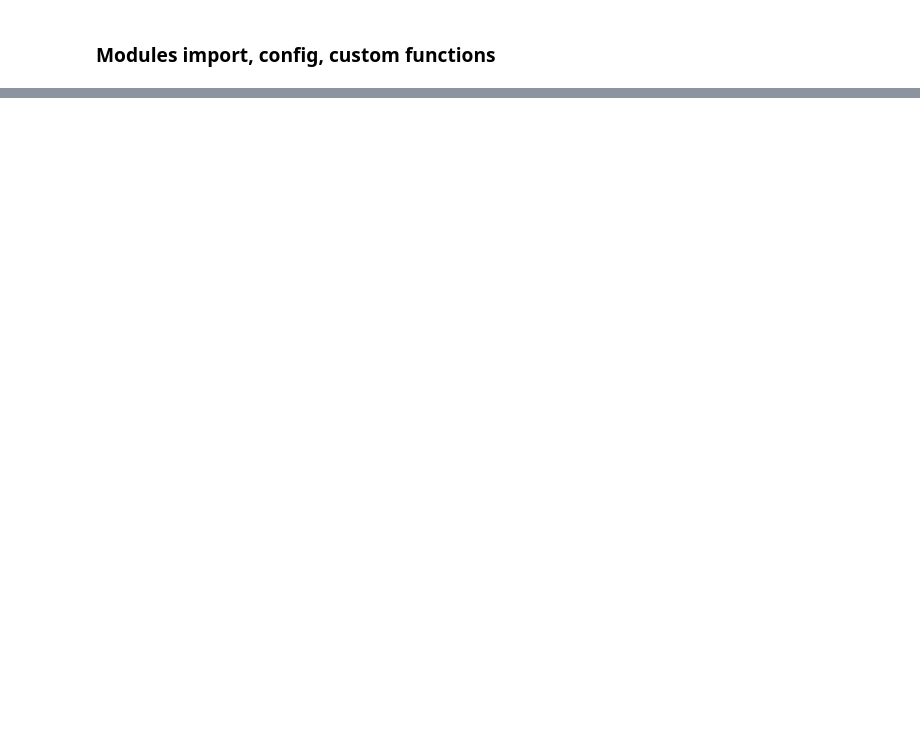
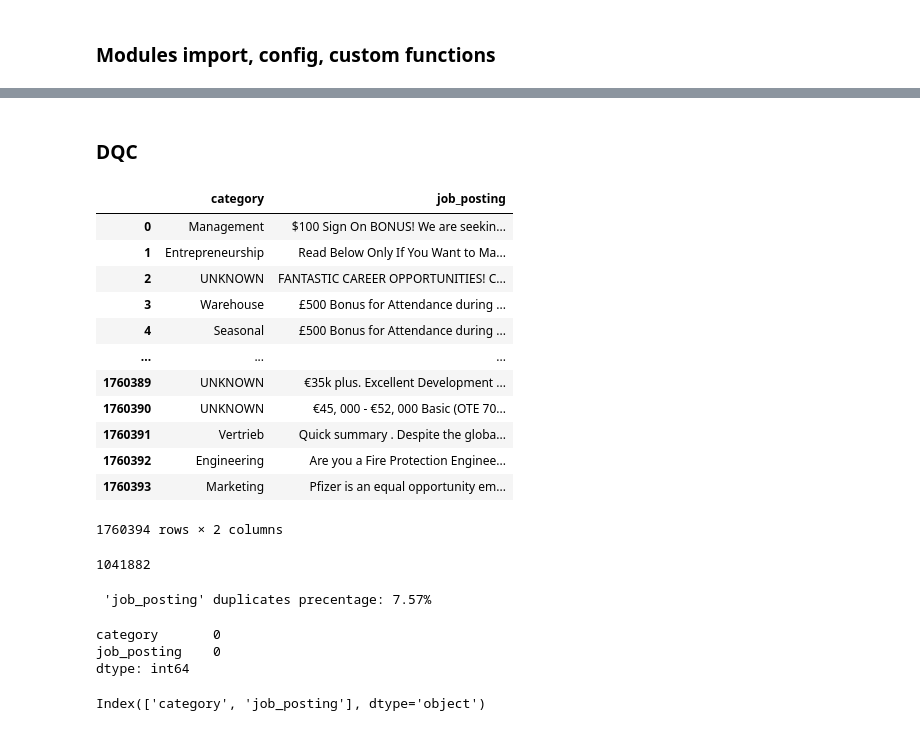
Before and after one commit to MarianSlassi/job_posting, a Jupyter notebook: notebooks/base_n.ipynb, the cells around one changed output, grey strips where cells are left out. Drawn from its saved outputs; the diff is of its cells as text; code cells hidden in the pictures; blank space fills up the shorter version.

```diff
--- a/notebooks/base_n.ipynb
+++ b/notebooks/base_n.ipynb
@@ -428,0 +57,6 @@ jobs
+# %%
+load_dotenv()
+token = os.getenv("HF_TOKEN")
+os.environ["HF_DATASETS_CACHE"] = str(config.get('raw_dir'))
+
+data = load_dataset("2024-mcm-everitt-ryan/job-postings-english-clean", token = token)
@@ -428,0 +74,2 @@ jobs
+# %%
+df = data["train"].select_columns(['category','job_posting']).to_pandas()
@@ -428,0 +116,22 @@ jobs
+# %% [markdown]
+### DQC
+# %%
+df
+# %% [output]
+|  | category | job_posting |
+| 0 | Management | $100 Sign On BONUS! We are seekin... |
+| 1 | Entrepreneurship | Read Below Only If You Want to Ma... |
+| 2 | UNKNOWN | FANTASTIC CAREER OPPORTUNITIES! C... |
+| 3 | Warehouse | £500 Bonus for Attendance during ... |
+| 4 | Seasonal | £500 Bonus for Attendance during ... |
+| ... | ... | ... |
+| 1760389 | UNKNOWN | €35k plus. Excellent Development ... |
+| 1760390 | UNKNOWN | €45, 000 - €52, 000 Basic (OTE 70... |
+| 1760391 | Vertrieb | Quick summary . Despite the globa... |
+| 1760392 | Engineering | Are you a Fire Protection Enginee... |
+| 1760393 | Marketing | Pfizer is an equal opportunity em... |
+1760394 rows × 2 columns
+# %%
+df[df['category'] != 'UNKNOWN'].shape[0]
+# %% [output]
+1041882
@@ -428,0 +143,14 @@ jobs
+# %%
+description_duplicates(df)
+# %% [output]
+ 'job_posting' duplicates precentage: 7.57%
+# %%
+df.isnull().sum()
+# %% [output]
+category       0
+job_posting    0
+dtype: int64
+# %%
+df.columns
+# %% [output]
+Index(['category', 'job_posting'], dtype='object')
```
Also changed, not shown: parts of 136 cells of this notebook, 7 other files.
